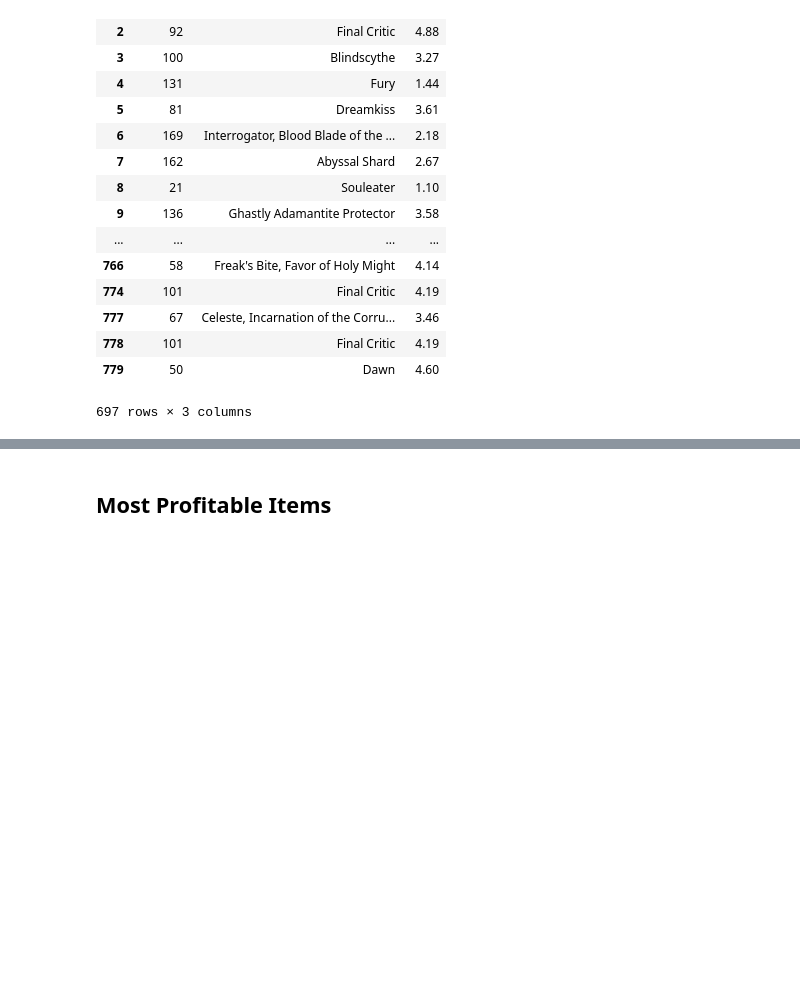
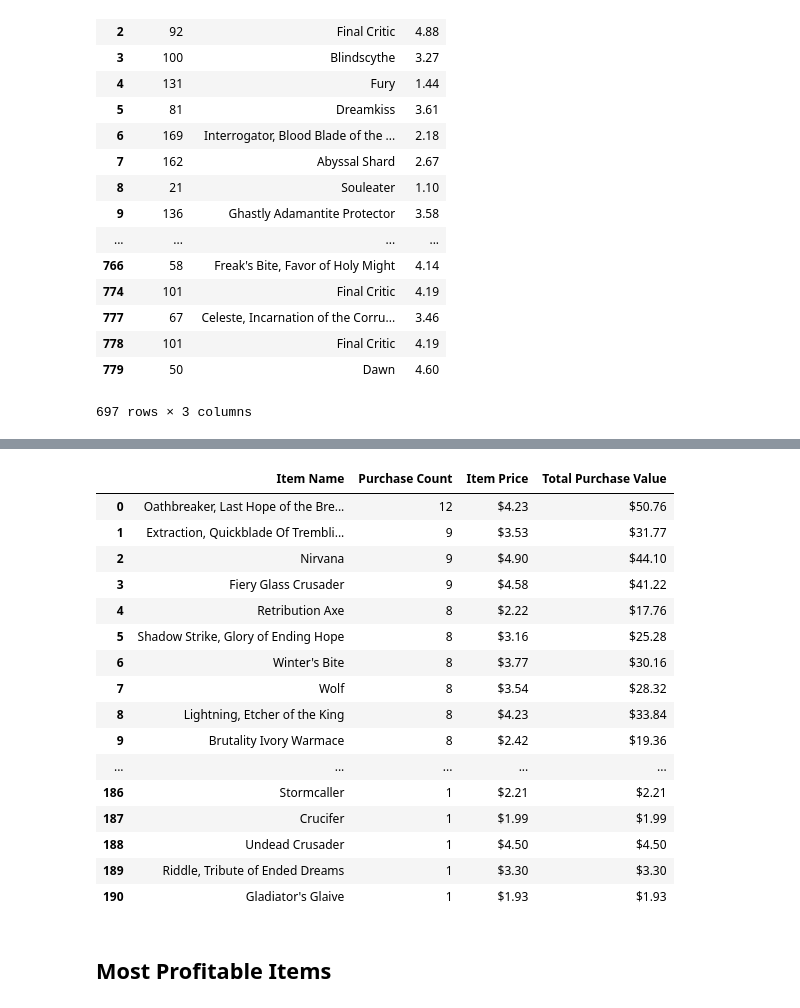
Before and after one commit to pikako77/pandas_HW, a Jupyter notebook: HeroesOfPymoli/HeroesOfPymoli_starter-Copy1.ipynb, the cells around one changed output, grey strips where cells are left out. Cells and saved outputs as stored; diff of their text form; code cells hidden in the pictures; blank space fills up the shorter version.

Commit message:
solved Most popular items

```diff
--- a/HeroesOfPymoli/HeroesOfPymoli_starter-Copy1.ipynb
+++ b/HeroesOfPymoli/HeroesOfPymoli_starter-Copy1.ipynb
@@ -808,0 +864,4 @@ ItemID_Name_df.head()
+# %%
+# Sort on the Purchase count (descending)
+summary_popularItems = summary_popularItems.sort_values(by=['Purchase Count'],ascending = False)
+summary_popularItems.head()
@@ -808,0 +875,4 @@ ItemID_Name_df.head()
+# %%
+# calculate Total purchase value
+summary_popularItems["Total Purchase Value"] = summary_popularItems["Purchase Count"] * summary_popularItems["Item Price"]
+summary_popularItems.head()
@@ -808,0 +886,5 @@ ItemID_Name_df.head()
+# %%
+# format summary_popularItems
+col = ["Item ID","Item Name","Purchase Count","Item Price","Total Purchase Value"]
+summary_popularItems=summary_popularItems[col]
+summary_popularItems.head()
@@ -808,0 +900,4 @@ ItemID_Name_df.head()
+# %%
+# set index to item ID
+summary_popularItems = summary_popularItems.set_index("Item ID")
+summary_popularItems.head()
@@ -809,3 +912,27 @@ ItemID_Name_df.head()
+# %%
+summary_popularItems = summary_popularItems.reset_index(drop=True).style.format({
+                                              'Item Price':'${:,.2f}'.format,
+                                            'Total Purchase Value':'${:,.2f}'.format
+                                            })
+summary_popularItems
+# %% [output]
+|  | Item Name | Purchase Count | Item Price | Total Purchase Value |
+| 0 | Oathbreaker, Last Hope of the Bre... | 12 | $4.23 | $50.76 |
+| 1 | Extraction, Quickblade Of Trembli... | 9 | $3.53 | $31.77 |
+| 2 | Nirvana | 9 | $4.90 | $44.10 |
+| 3 | Fiery Glass Crusader | 9 | $4.58 | $41.22 |
+| 4 | Retribution Axe | 8 | $2.22 | $17.76 |
+| 5 | Shadow Strike, Glory of Ending Hope | 8 | $3.16 | $25.28 |
+| 6 | Winter's Bite | 8 | $3.77 | $30.16 |
+| 7 | Wolf | 8 | $3.54 | $28.32 |
+| 8 | Lightning, Etcher of the King | 8 | $4.23 | $33.84 |
+| 9 | Brutality Ivory Warmace | 8 | $2.42 | $19.36 |
+| ... | ... | ... | ... | ... |
+| 186 | Stormcaller | 1 | $2.21 | $2.21 |
+| 187 | Crucifer | 1 | $1.99 | $1.99 |
+| 188 | Undead Crusader | 1 | $4.50 | $4.50 |
+| 189 | Riddle, Tribute of Ended Dreams | 1 | $3.30 | $3.30 |
+| 190 | Gladiator's Glaive | 1 | $1.93 | $1.93 |
 # %% [markdown]
 ## Most Profitable Items
 # %% [markdown]
```
Also changed, not shown: parts of 15 cells of this notebook.
